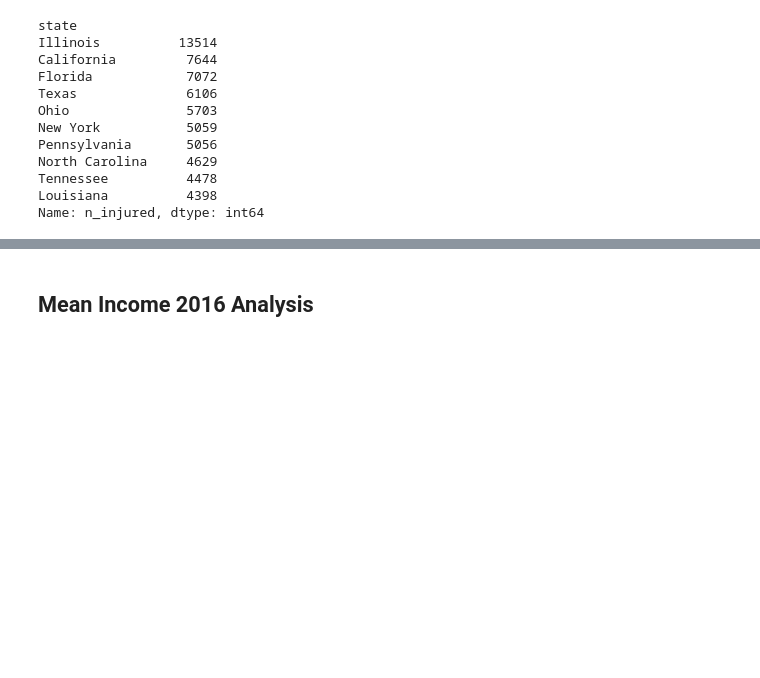
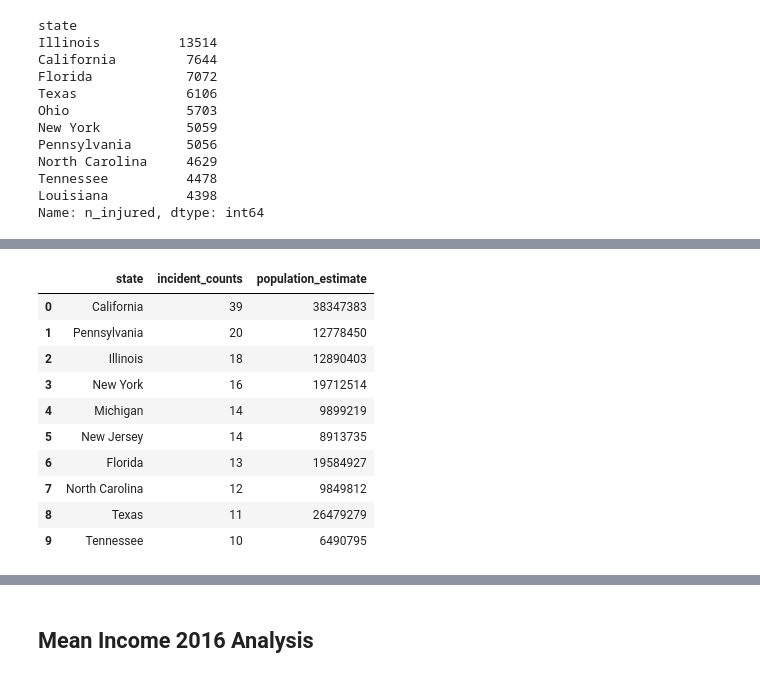
Before and after one commit to Cng000/Gun-violence-analysis, a Jupyter notebook: gun-violence.ipynb, the cells around one changed output, grey strips where cells are left out. Cells and saved outputs as stored; diff of their text form; code cells hidden in the pictures; blank space fills up the shorter version.

```diff
--- a/gun-violence.ipynb
+++ b/gun-violence.ipynb
@@ -184,0 +290,14 @@ Name: n_injured, dtype: int64
+# %%
+df_incident_population_2013.head(10)
+# %% [output]
+|  | state | incident_counts | population_estimate |
+| 0 | California | 39 | 38347383 |
+| 1 | Pennsylvania | 20 | 12778450 |
+| 2 | Illinois | 18 | 12890403 |
+| 3 | New York | 16 | 19712514 |
+| 4 | Michigan | 14 | 9899219 |
+| 5 | New Jersey | 14 | 8913735 |
+| 6 | Florida | 13 | 19584927 |
+| 7 | North Carolina | 12 | 9849812 |
+| 8 | Texas | 11 | 26479279 |
+| 9 | Tennessee | 10 | 6490795 |
```
Also changed, not shown: parts of 16 cells of this notebook.
